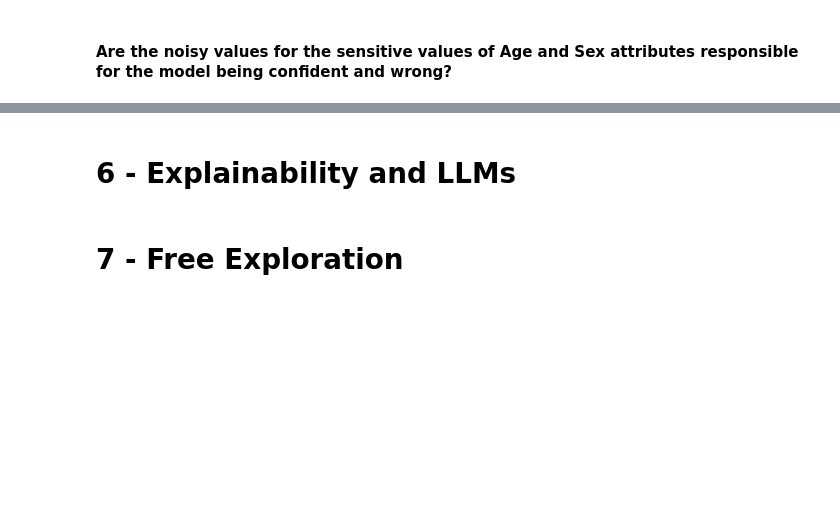
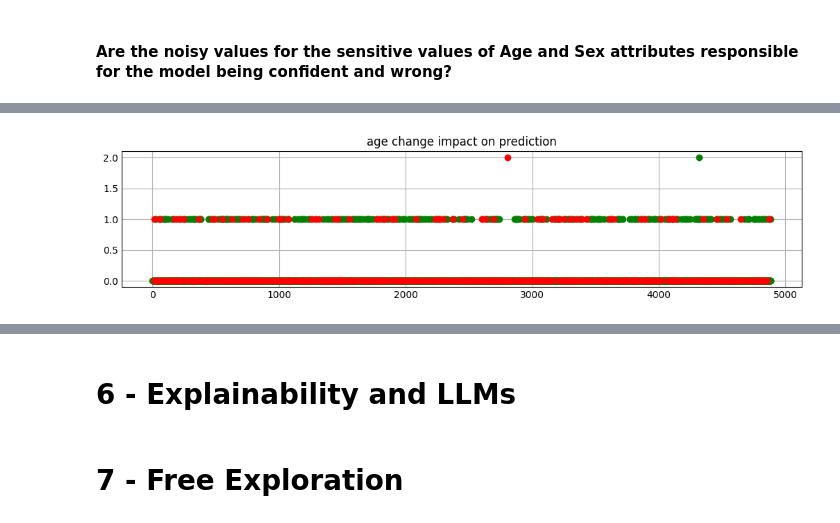
Before and after one commit to helezi99/INFO-H420-Management-of-Data-Science-and-Business-Workflows---Project-on-Responsible-Data-Science, a Jupyter notebook: responsible_data_science.ipynb, the cells around one changed output, grey strips where cells are left out. Drawn from its saved outputs; the diff is of its cells as text; code cells hidden in the pictures; blank space fills up the shorter version.

```diff
--- a/responsible_data_science.ipynb
+++ b/responsible_data_science.ipynb
@@ -589,0 +721,18 @@ There are 30 instances where the model is very confident but wrong.
+# %%
+green_df = expl_test_df.loc[~expl_test_df["pred_change"]]
+red_df = expl_test_df.loc[expl_test_df["pred_change"]]
+# %%
+plt.style.use('_mpl-gallery')
+
+fig, ax = plt.subplots()
+fig.set_figheight(2)
+fig.set_figwidth(10)
+
+ax.set_title("age change impact on prediction")
+
+ax.plot(green_df["new_id"], green_df["age_abs_diff"].values, 'o', markeredgewidth=1,color="green")
+ax.plot(red_df["new_id"], red_df["age_abs_diff"].values, 'o', markeredgewidth=1,color="red")
+
+plt.show()
+# %% [output]
+[figure, added]
```
Also changed, not shown: parts of 17 cells of this notebook.
